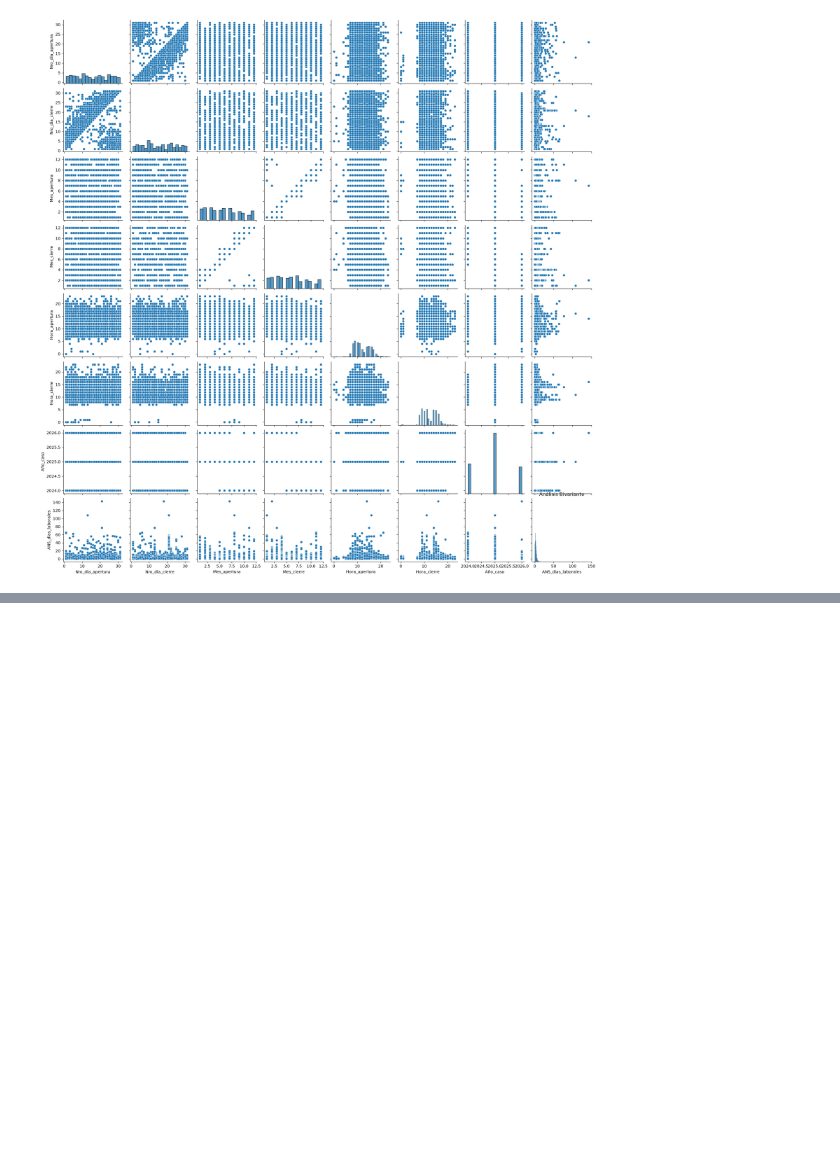
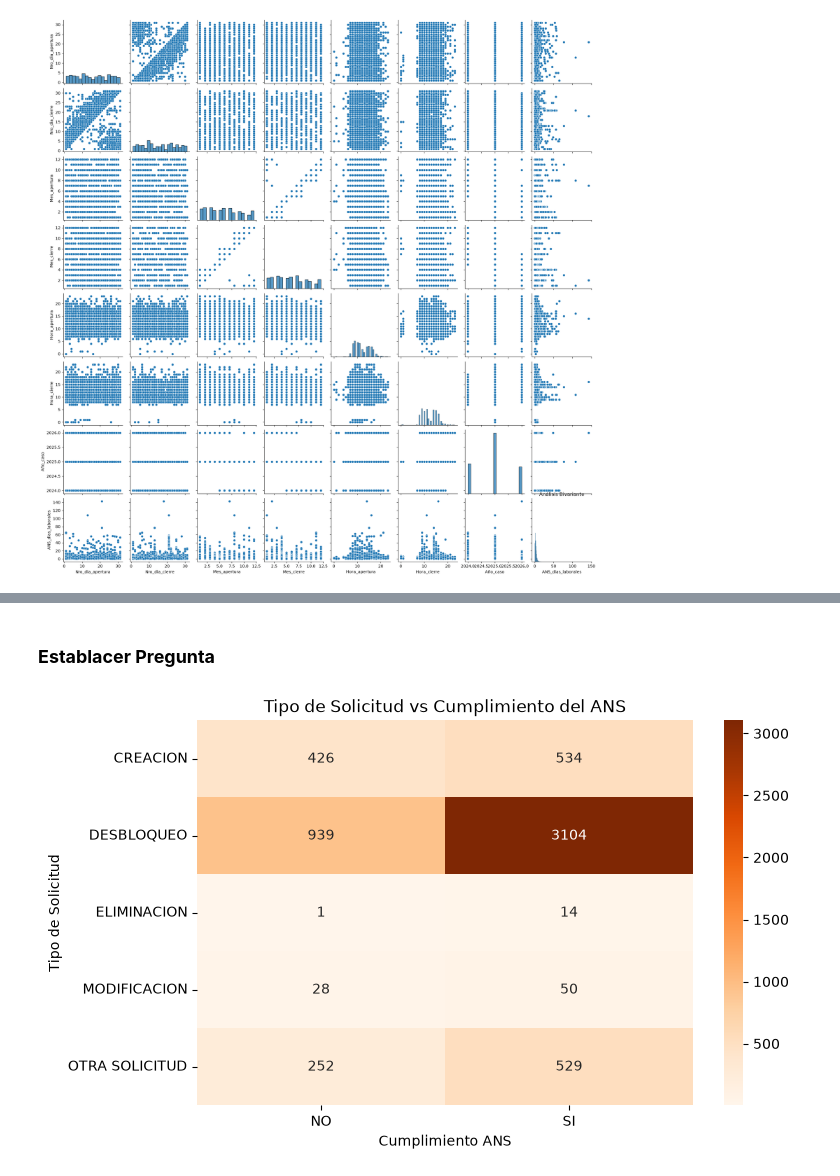
Before and after one commit to DiazJSC/AccesClean_proyecto, a Jupyter notebook: src/03_EDA.ipynb, the cells around one changed output, grey strips where cells are left out. Saved outputs shown, nothing was run; the diff lists cells and outputs as text; code cells hidden in the pictures; blank space fills up the shorter version.

```diff
--- a/src/03_EDA.ipynb
+++ b/src/03_EDA.ipynb
@@ -385,0 +427,13 @@ plt.show()
+# %% [markdown]
+### **Establacer Pregunta**
+# %%
+tabla_vs2 = pd.crosstab(df["Tipo_solicitud_1"], df["Cumple_ANS"])
+
+plt.figure(figsize=(8,5))
+sns.heatmap(tabla_vs2,annot=True,fmt="d",cmap="Oranges")
+plt.title("Tipo de Solicitud vs Cumplimiento del ANS")
+plt.xlabel("Cumplimiento ANS")
+plt.ylabel("Tipo de Solicitud")
+plt.show()
+# %% [output]
+[figure, added]
```
Also changed, not shown: parts of 24 cells of this notebook.
